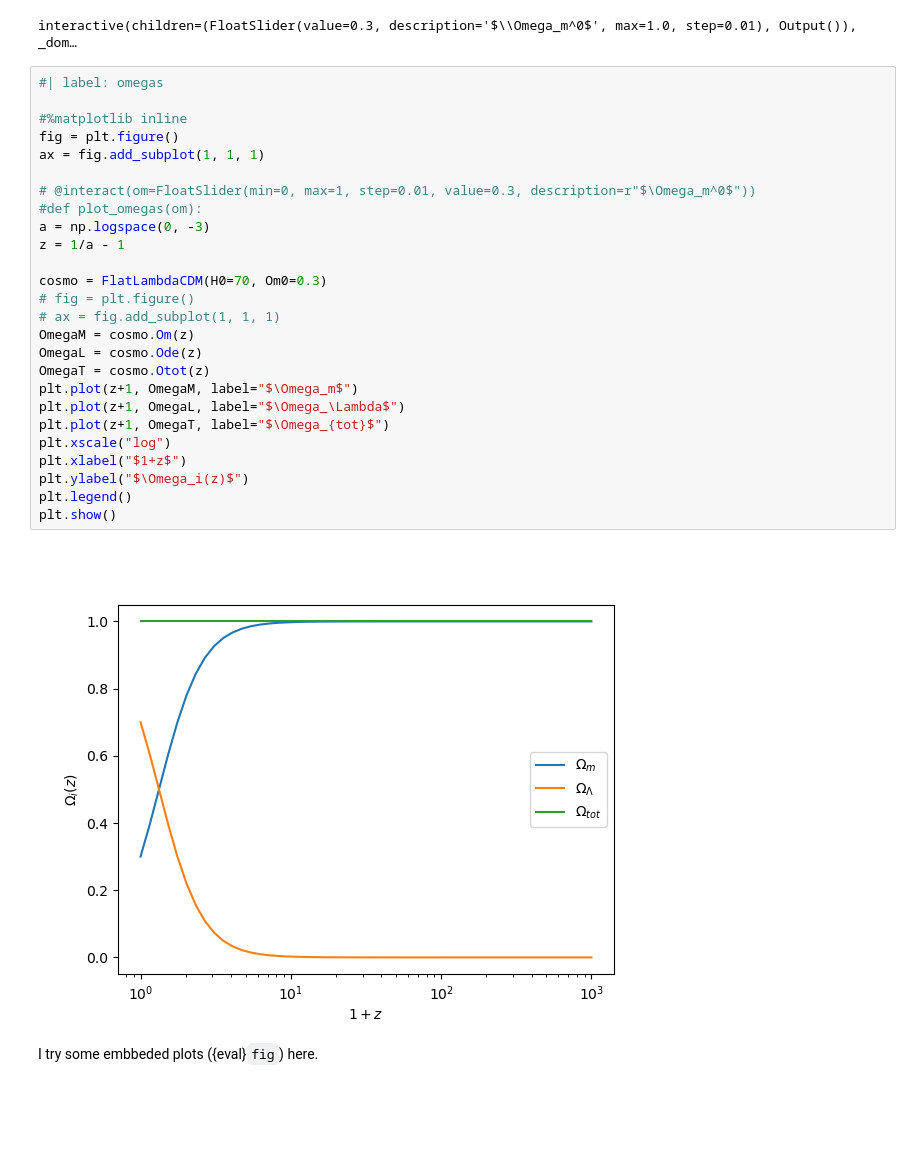
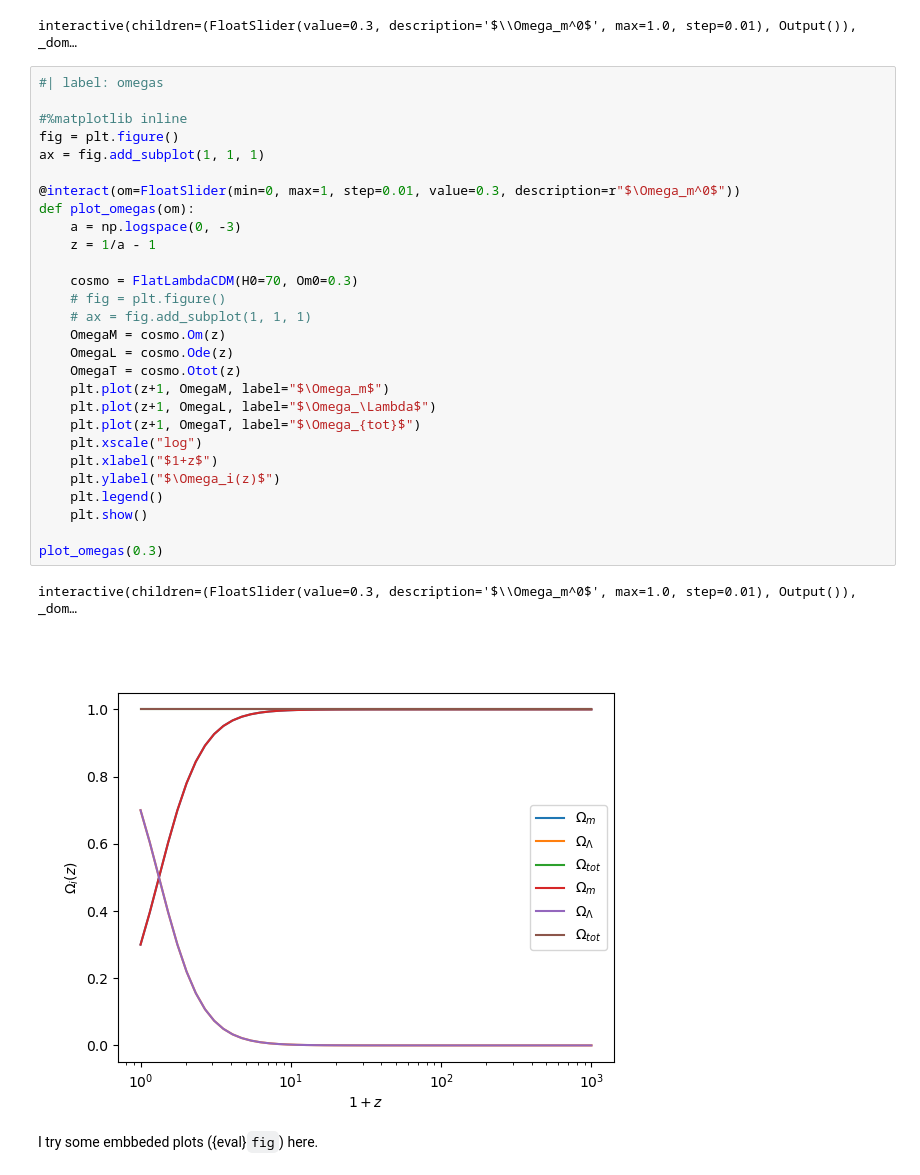
Before and after one commit to jeremyneveu/m2-npac-grac, a Jupyter notebook: notebooks/astropy_cosmo.ipynb, the cells around one changed output. Cells and saved outputs as stored; diff of their text form; blank space fills up the shorter version.

```diff
--- a/notebooks/astropy_cosmo.ipynb
+++ b/notebooks/astropy_cosmo.ipynb
@@ -37,31 +37,34 @@ interactive(children=(FloatSlider(value=0.3, description='$\\Omega_m^0$', max=1.
 # %%
 #| label: omegas
 
 #%matplotlib inline
 fig = plt.figure()
 ax = fig.add_subplot(1, 1, 1)
 
-# @interact(om=FloatSlider(min=0, max=1, step=0.01, value=0.3, description=r"$\Omega_m^0$"))
-#def plot_omegas(om):
-a = np.logspace(0, -3)
-z = 1/a - 1
+@interact(om=FloatSlider(min=0, max=1, step=0.01, value=0.3, description=r"$\Omega_m^0$"))
+def plot_omegas(om):
+    a = np.logspace(0, -3)
+    z = 1/a - 1
 
-cosmo = FlatLambdaCDM(H0=70, Om0=0.3)
-# fig = plt.figure()
-# ax = fig.add_subplot(1, 1, 1)
-OmegaM = cosmo.Om(z)
-OmegaL = cosmo.Ode(z)
-OmegaT = cosmo.Otot(z)
-plt.plot(z+1, OmegaM, label="$\Omega_m$")
-plt.plot(z+1, OmegaL, label="$\Omega_\Lambda$")
-plt.plot(z+1, OmegaT, label="$\Omega_{tot}$")
-plt.xscale("log")
-plt.xlabel("$1+z$")
-plt.ylabel("$\Omega_i(z)$")
-plt.legend()
-plt.show()
+    cosmo = FlatLambdaCDM(H0=70, Om0=0.3)
+    # fig = plt.figure()
+    # ax = fig.add_subplot(1, 1, 1)
+    OmegaM = cosmo.Om(z)
+    OmegaL = cosmo.Ode(z)
+    OmegaT = cosmo.Otot(z)
+    plt.plot(z+1, OmegaM, label="$\Omega_m$")
+    plt.plot(z+1, OmegaL, label="$\Omega_\Lambda$")
+    plt.plot(z+1, OmegaT, label="$\Omega_{tot}$")
+    plt.xscale("log")
+    plt.xlabel("$1+z$")
+    plt.ylabel("$\Omega_i(z)$")
+    plt.legend()
+    plt.show()
+
+plot_omegas(0.3)
 # %% [output]
+interactive(children=(FloatSlider(value=0.3, description='$\\Omega_m^0$', max=1.0, step=0.01), Output()), _dom…
-[figure, old version]
+[figure, new version]
 # %% [markdown]
 I try some embbeded plots ({eval}`fig`) here.
 # %%
```
Also changed, not shown: parts of 1 cell of this notebook, 5 other files.
